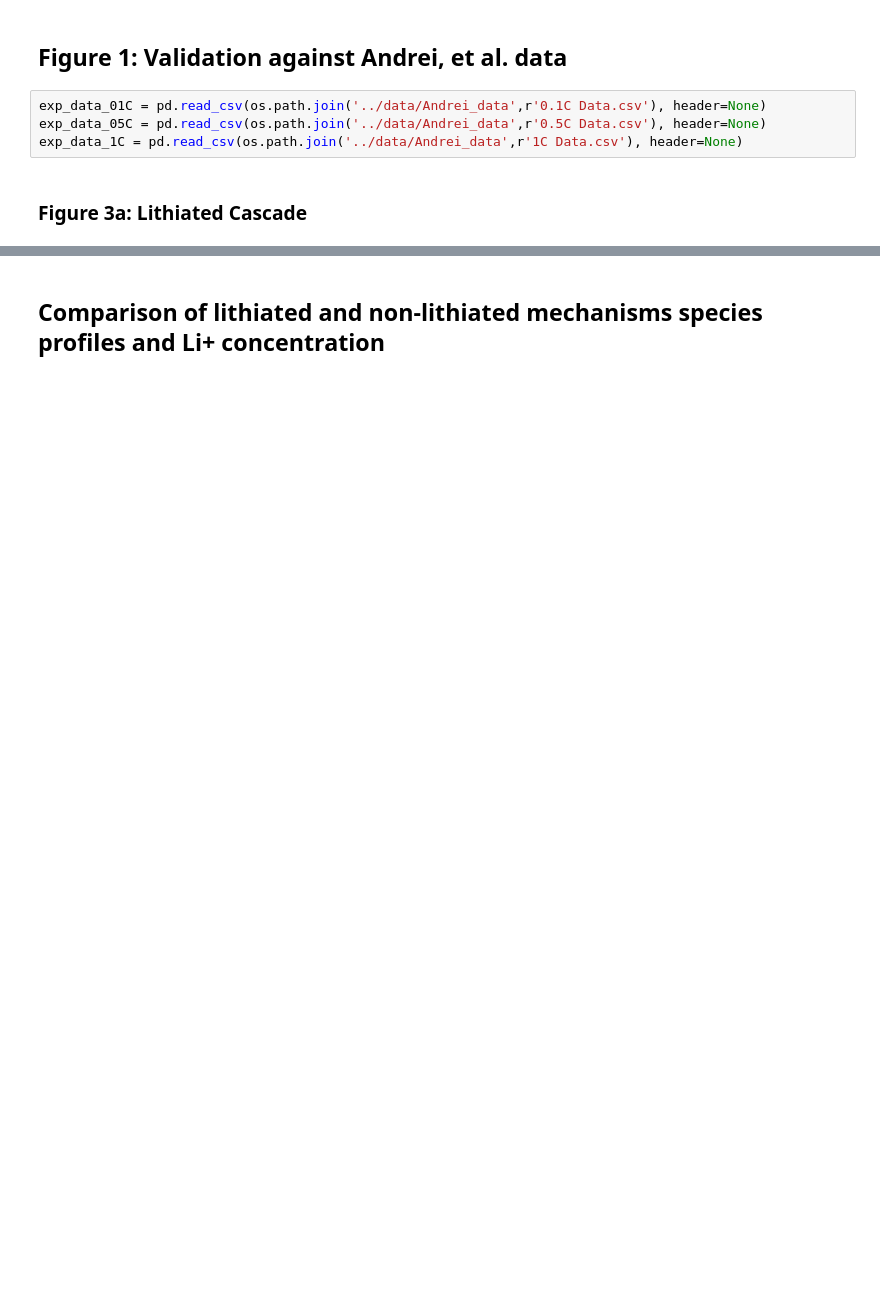
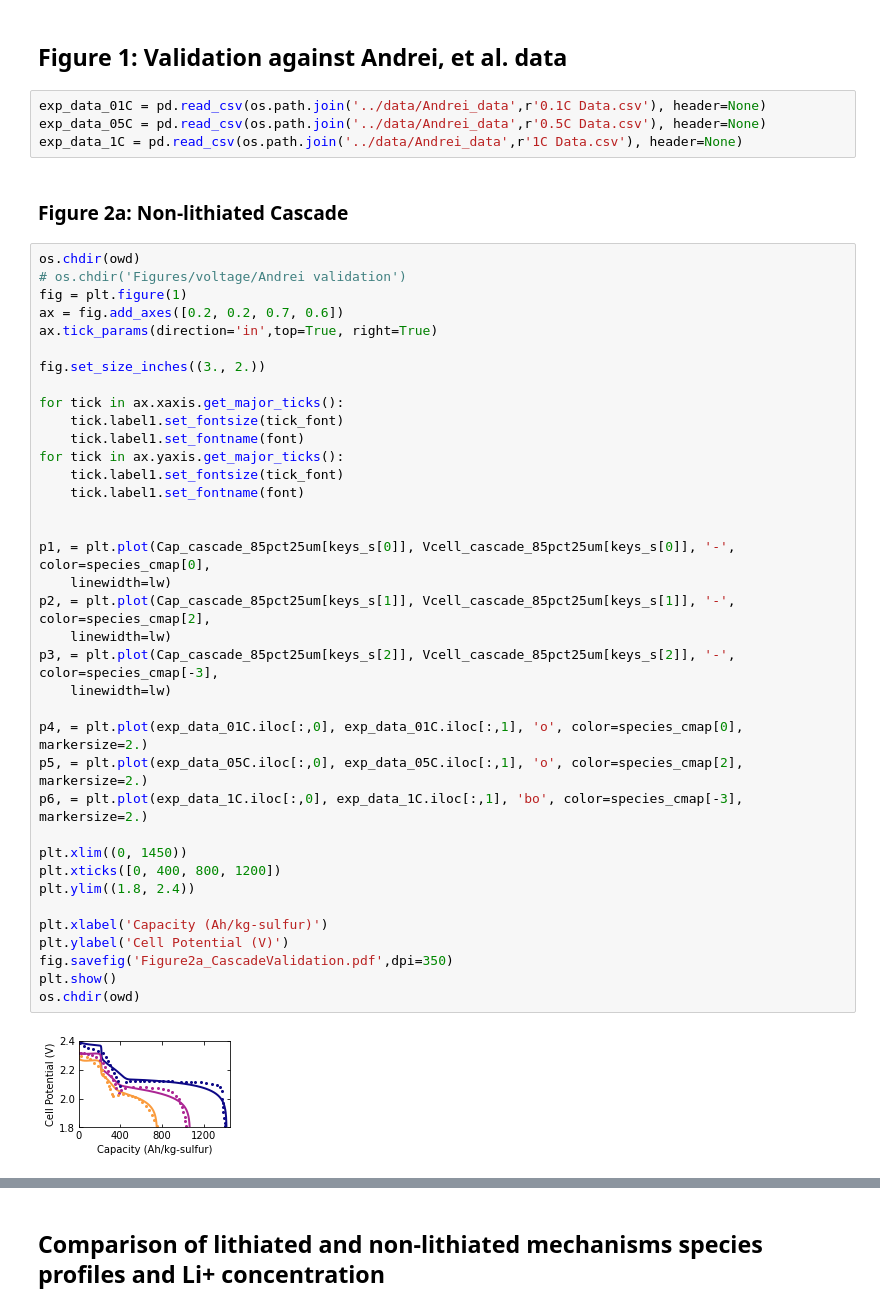
Before and after one commit to decaluwe/2020_Li_Sulfur_Modeling, a Jupyter notebook: Figures/scripts/Li_S Plotting.ipynb, the cells around one changed output, grey strips where cells are left out. Cells and saved outputs as stored; diff of their text form; blank space fills up the shorter version.

```diff
--- a/Figures/scripts/Li_S Plotting.ipynb
+++ b/Figures/scripts/Li_S Plotting.ipynb
@@ -287,7 +270,46 @@ exp_data_01C = pd.read_csv(os.path.join('../data/Andrei_data',r'0.1C Data.csv'),
 exp_data_05C = pd.read_csv(os.path.join('../data/Andrei_data',r'0.5C Data.csv'), header=None)
 exp_data_1C = pd.read_csv(os.path.join('../data/Andrei_data',r'1C Data.csv'), header=None)
 # %% [markdown]
-### Figure 3a: Lithiated Cascade
+### Figure 2a: Non-lithiated Cascade
+# %%
+os.chdir(owd)
+# os.chdir('Figures/voltage/Andrei validation')
+fig = plt.figure(1)
+ax = fig.add_axes([0.2, 0.2, 0.7, 0.6])
+ax.tick_params(direction='in',top=True, right=True)
+
+fig.set_size_inches((3., 2.))
+
+for tick in ax.xaxis.get_major_ticks():
+    tick.label1.set_fontsize(tick_font)
+    tick.label1.set_fontname(font)
+for tick in ax.yaxis.get_major_ticks():
+    tick.label1.set_fontsize(tick_font)
+    tick.label1.set_fontname(font)
+
+
+p1, = plt.plot(Cap_cascade_85pct25um[keys_s[0]], Vcell_cascade_85pct25um[keys_s[0]], '-', color=species_cmap[0],
+    linewidth=lw)
+p2, = plt.plot(Cap_cascade_85pct25um[keys_s[1]], Vcell_cascade_85pct25um[keys_s[1]], '-', color=species_cmap[2],
+    linewidth=lw)
+p3, = plt.plot(Cap_cascade_85pct25um[keys_s[2]], Vcell_cascade_85pct25um[keys_s[2]], '-', color=species_cmap[-3],
+    linewidth=lw)
+
+p4, = plt.plot(exp_data_01C.iloc[:,0], exp_data_01C.iloc[:,1], 'o', color=species_cmap[0], markersize=2.)
+p5, = plt.plot(exp_data_05C.iloc[:,0], exp_data_05C.iloc[:,1], 'o', color=species_cmap[2], markersize=2.)
+p6, = plt.plot(exp_data_1C.iloc[:,0], exp_data_1C.iloc[:,1], 'bo', color=species_cmap[-3], markersize=2.)
+
+plt.xlim((0, 1450))
+plt.xticks([0, 400, 800, 1200])
+plt.ylim((1.8, 2.4))
+
+plt.xlabel('Capacity (Ah/kg-sulfur)')
+plt.ylabel('Cell Potential (V)')
+fig.savefig('Figure2a_CascadeValidation.pdf',dpi=350)
+plt.show()
+os.chdir(owd)
+# %% [output]
+[figure, added]
 # %%
 os.chdir(owd)
 # os.chdir('Figures/voltage/Andrei validation')
```
Also changed, not shown: parts of 16 cells of this notebook, 15 other files.
